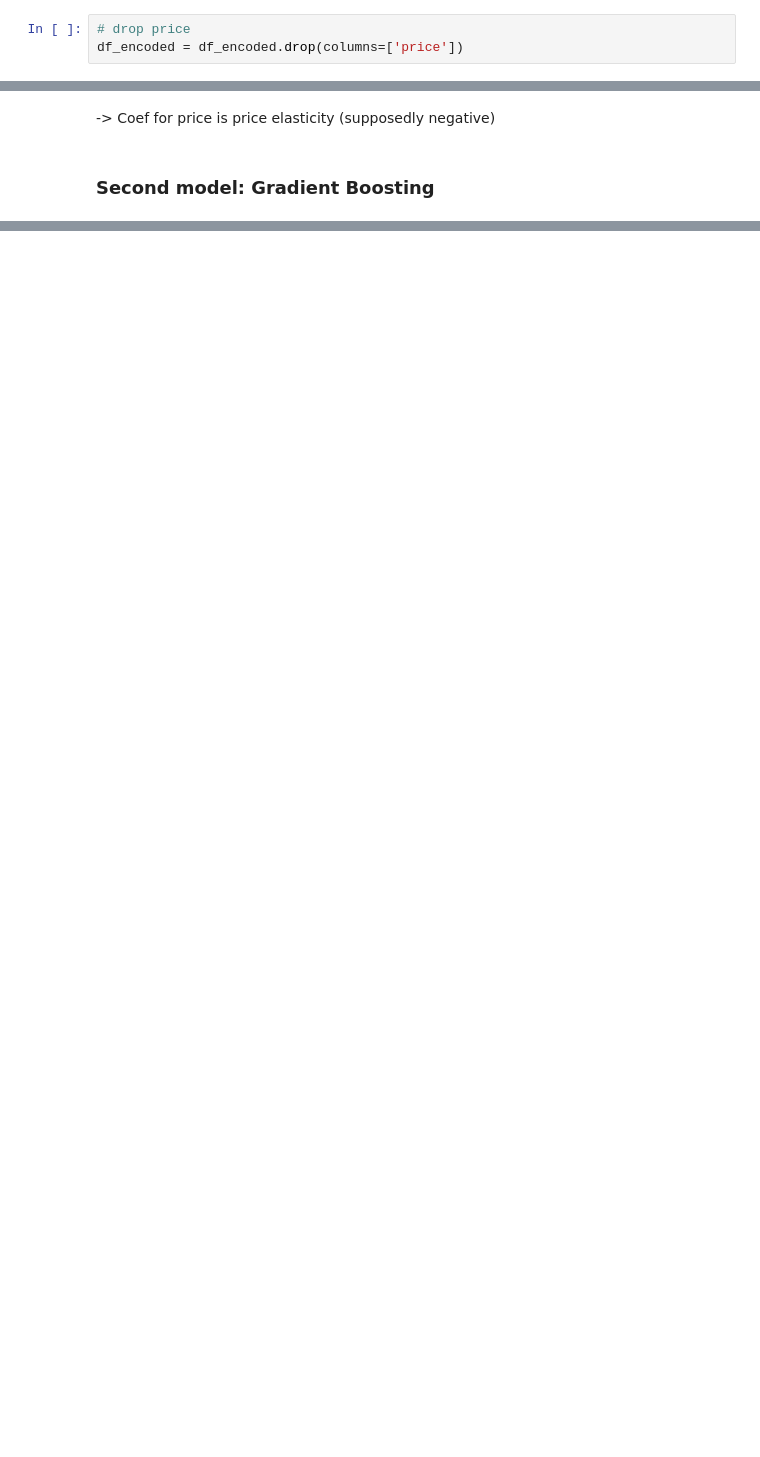
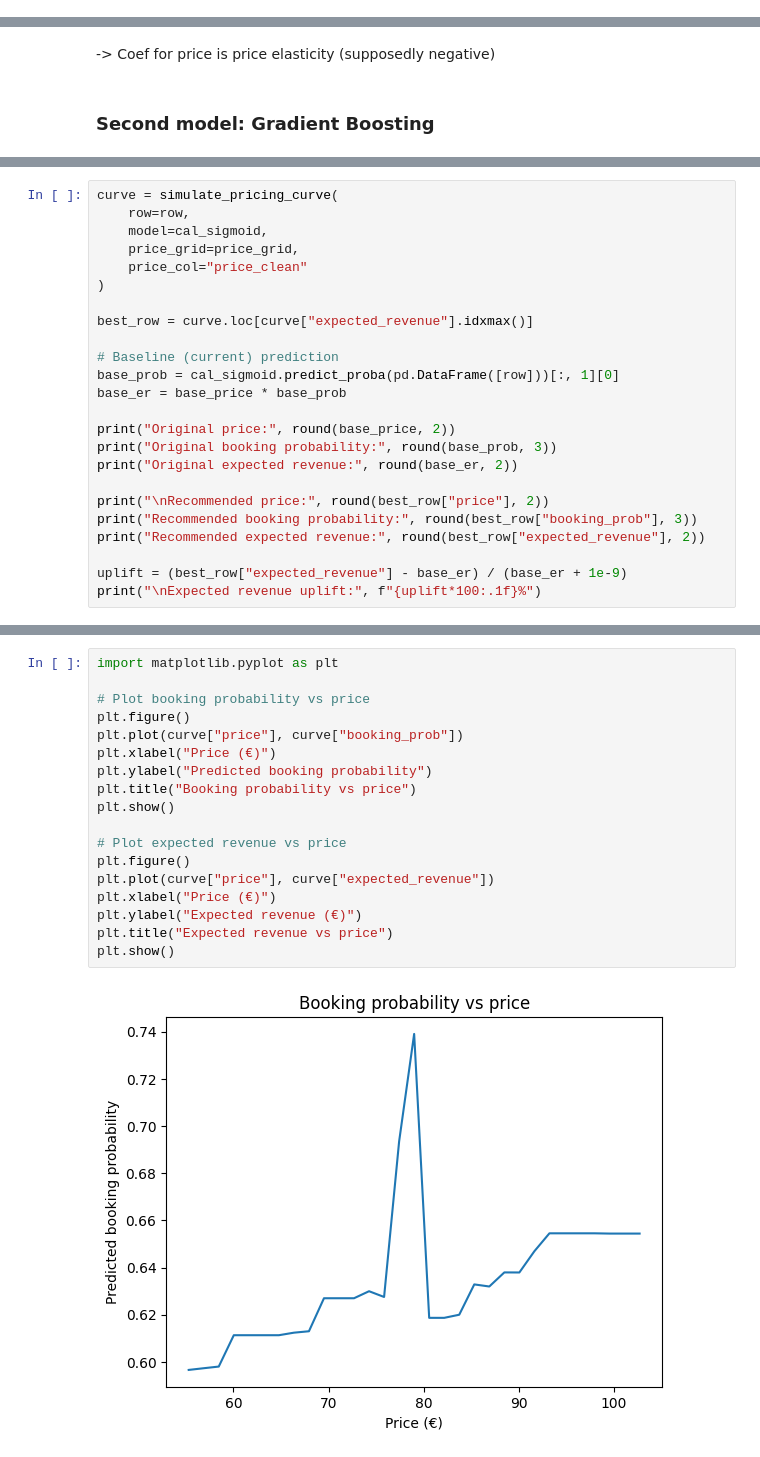
Before and after one commit to elisemyr/project_business_data_science, a Jupyter notebook: Business Data Science Project Airbnb.ipynb, the cells around one changed output, grey strips where cells are left out. Cells and saved outputs as stored; diff of their text form; blank space fills up the shorter version.

```diff
--- a/Business Data Science Project Airbnb.ipynb
+++ b/Business Data Science Project Airbnb.ipynb
@@ -885,3 +885,0 @@ df_encoded = df_encoded.drop(columns=['id'])
-# %%
-# drop price
-df_encoded = df_encoded.drop(columns=['price'])
@@ -1127,0 +1739,24 @@ print("R²:", r2_score(y_test, y_pred_gbr))
+# %%
+curve = simulate_pricing_curve(
+    row=row,
+    model=cal_sigmoid,
+    price_grid=price_grid,
+    price_col="price_clean"
+)
+
+best_row = curve.loc[curve["expected_revenue"].idxmax()]
+
+# Baseline (current) prediction
+base_prob = cal_sigmoid.predict_proba(pd.DataFrame([row]))[:, 1][0]
+base_er = base_price * base_prob
+
+print("Original price:", round(base_price, 2))
+print("Original booking probability:", round(base_prob, 3))
+print("Original expected revenue:", round(base_er, 2))
+
+print("\nRecommended price:", round(best_row["price"], 2))
+print("Recommended booking probability:", round(best_row["booking_prob"], 3))
+print("Recommended expected revenue:", round(best_row["expected_revenue"], 2))
+
+uplift = (best_row["expected_revenue"] - base_er) / (base_er + 1e-9)
+print("\nExpected revenue uplift:", f"{uplift*100:.1f}%")
@@ -1127,0 +1775,20 @@ print("R²:", r2_score(y_test, y_pred_gbr))
+# %%
+import matplotlib.pyplot as plt
+
+# Plot booking probability vs price
+plt.figure()
+plt.plot(curve["price"], curve["booking_prob"])
+plt.xlabel("Price (€)")
+plt.ylabel("Predicted booking probability")
+plt.title("Booking probability vs price")
+plt.show()
+
+# Plot expected revenue vs price
+plt.figure()
+plt.plot(curve["price"], curve["expected_revenue"])
+plt.xlabel("Price (€)")
+plt.ylabel("Expected revenue (€)")
+plt.title("Expected revenue vs price")
+plt.show()
+# %% [output]
+[figure, added]
```
Also changed, not shown: parts of 179 cells of this notebook, 1 other file.
